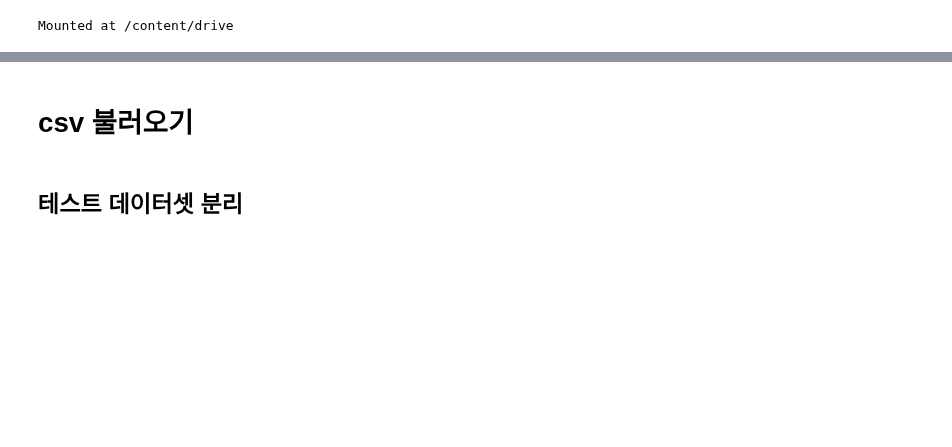
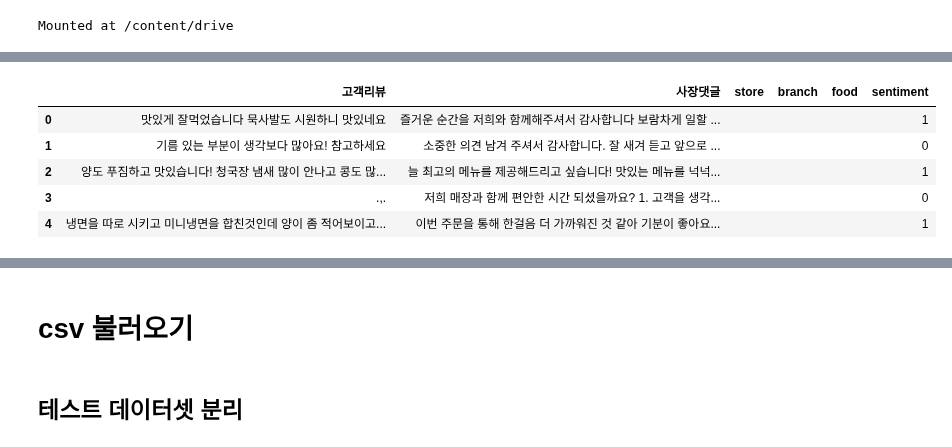
Before and after one commit to swoo-nam/BootCamp_project_final, a Jupyter notebook: 이소현_서비스2_모델링2.ipynb, the cells around one changed output, grey strips where cells are left out. Saved outputs shown, nothing was run; the diff lists cells and outputs as text; code cells hidden in the pictures; blank space fills up the shorter version.

```diff
--- a/이소현_서비스2_모델링2.ipynb
+++ b/이소현_서비스2_모델링2.ipynb
@@ -35,0 +50,10 @@ device
+# %%
+tmp = pd.read_csv(f"{DATA_PATH}train+sentiment_0913.csv")
+tmp.head()
+# %% [output]
+|  | 고객리뷰 | 사장댓글 | store | branch | food | sentiment |
+| 0 | 맛있게 잘먹었습니다 묵사발도 시원하니 맛있네요 | 즐거운 순간을 저희와 함께해주셔서 감사합니다 보람차게 일할 ... |  |  |  | 1 |
+| 1 | 기름 있는 부분이 생각보다 많아요! 참고하세요 | 소중한 의견 남겨 주셔서 감사합니다. 잘 새겨 듣고 앞으로 ... |  |  |  | 0 |
+| 2 | 양도 푸짐하고 맛있습니다! 청국장 냄새 많이 안나고 콩도 많... | 늘 최고의 메뉴를 제공해드리고 싶습니다! 맛있는 메뉴를 넉넉... |  |  |  | 1 |
+| 3 | .,. | 저희 매장과 함께 편안한 시간 되셨을까요? 1. 고객을 생각... |  |  |  | 0 |
+| 4 | 냉면을 따로 시키고 미니냉면을 합친것인데 양이 좀 적어보이고... | 이번 주문을 통해 한걸음 더 가까워진 것 같아 기분이 좋아요... |  |  |  | 1 |
```
Also changed, not shown: parts of 30 cells of this notebook.
